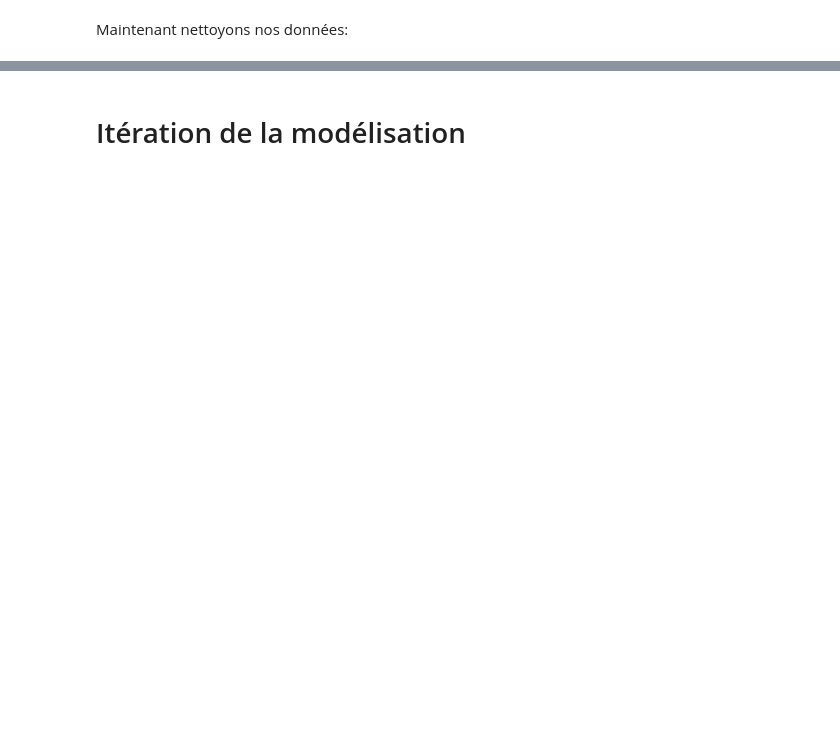
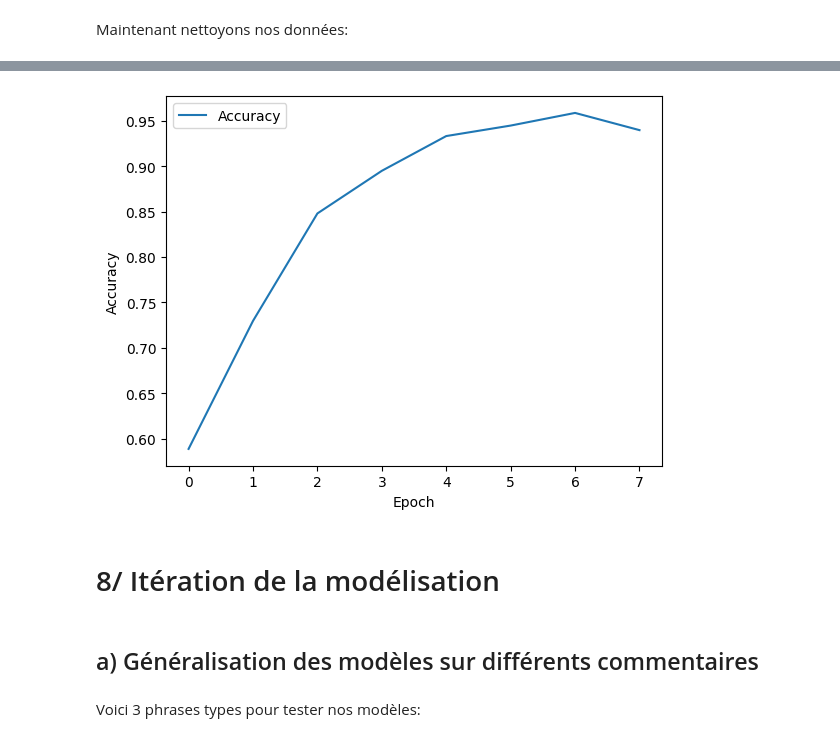
Before and after one commit to SteevenB/ToxicCommentsClassification, a Jupyter notebook: Classification_commentaires_toxiques.ipynb, the cells around one changed output, grey strips where cells are left out. Cells and saved outputs as stored; diff of their text form; code cells hidden in the pictures; blank space fills up the shorter version.

```diff
--- a/Classification_commentaires_toxiques.ipynb
+++ b/Classification_commentaires_toxiques.ipynb
@@ -189,0 +471,2 @@ FileNotFoundError: [Errno 2] No such file or directory: 'data/train.csv'
+# %%
+list_tokenized = tokenizer.texts_to_sequences(data['comment_text'].values) #we can now convert the text in vectors
@@ -189,0 +477,4 @@ FileNotFoundError: [Errno 2] No such file or directory: 'data/train.csv'
+# %%
+max_length=500
+X_train = pad_sequences(list_tokenized, maxlen=max_length, padding = 'post')
+Y_train = data[data.columns[2:]].values #this way we only get the values and not names of columns
@@ -190 +483,14 @@ FileNotFoundError: [Errno 2] No such file or directory: 'data/train.csv'
+# %%
+data_train = tf.data.Dataset.from_tensor_slices((X_train,Y_train))
+data_train = data_train.cache()
+data_train = data_train.shuffle(160000)
+data_train = data_train.batch(32)
+data_train = data_train.prefetch(16)
+data_train = data_train.take(int(len(data_train)*.05)) #we only take 5% of the data so we reduce the time needed (bad computer)
+
+def convert_to_float32(input, label):
+    return tf.cast(input, tf.float32), tf.cast(label, tf.float32)
+
+# Appliquez cette fonction à votre dataset
+data_train = data_train.map(convert_to_float32)
 # %% [markdown]
@@ -193,0 +626,18 @@ FileNotFoundError: [Errno 2] No such file or directory: 'data/train.csv'
+# %%
+model_gru = Sequential([
+    Embedding(vocab_size, 128, input_length=max_length),  # Couche d'embedding
+    GRU(128, return_sequences=True),  # GRU
+    Dropout(0.2), #Il avait overfit donc on a ajouté du dropout
+    GRU(64),  # Deuxième couche GRU
+    Dropout(0.2),
+    Dense(64, activation='relu'),  # Dense supplémentaire
+    Dropout(0.2),
+    Dense(6, activation='sigmoid')  # Couche de sortie
+])
+
+model_gru.compile(optimizer='adam', loss='binary_crossentropy', metrics=['accuracy'])
+
+print(model_gru.summary())
+
+# Entraînement du modèle
+history_gru = model_gru.fit(data_train, epochs=8)
@@ -194,2 +673,11 @@ FileNotFoundError: [Errno 2] No such file or directory: 'data/train.csv'
+# %%
+# Plot the accuracy score on the training set
+plt.plot(history_gru.history['accuracy'], label='Accuracy')
+plt.xlabel('Epoch')
+plt.ylabel('Accuracy')
+plt.legend()
+plt.show()
+# %% [output]
+[figure, added]
 # %% [markdown]
-# Itération de la modélisation
+# 8/ Itération de la modélisation
@@ -197,0 +704,4 @@ FileNotFoundError: [Errno 2] No such file or directory: 'data/train.csv'
+# %% [markdown]
+## a) Généralisation des modèles sur différents commentaires
+# %% [markdown]
+Voici 3 phrases types pour tester nos modèles:
```
Also changed, not shown: parts of 71 cells of this notebook.
